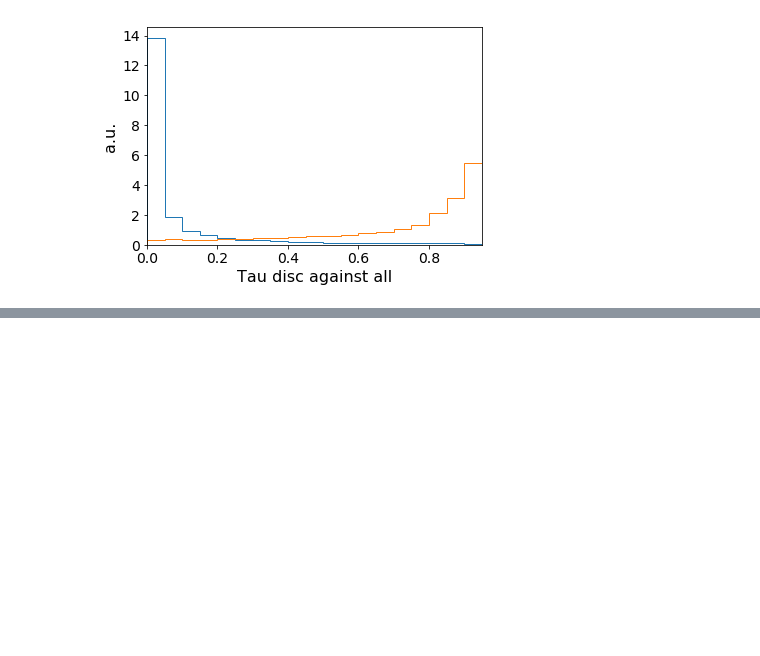
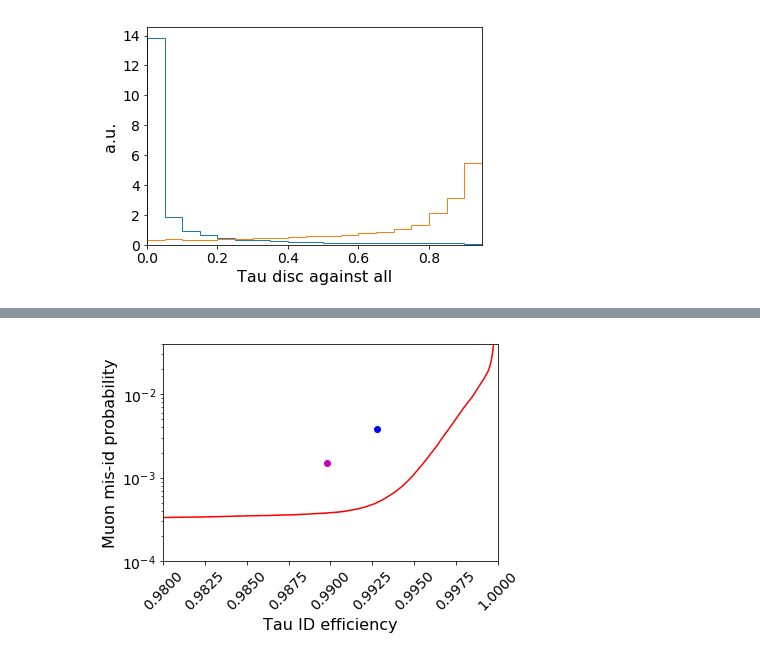
Before and after one commit to cms-tau-pog/TauMLTools, a Jupyter notebook: Analysis/notebooks/ProcessResults.ipynb, the cells around one changed output, grey strips where cells are left out. Saved outputs shown, nothing was run; the diff lists cells and outputs as text; code cells hidden in the pictures; blank space fills up the shorter version.

```diff
--- a/Analysis/notebooks/ProcessResults.ipynb
+++ b/Analysis/notebooks/ProcessResults.ipynb
@@ -291,0 +296,11 @@ plt.savefig('tau_vs_mu.pdf', bbox_inches='tight')
+# %%
+plt.semilogy(tpr_ref[1:2], fpr_ref[1:2], 'bo', tpr_ref_2[1:2], fpr_ref_2[1:2], 'mo', tpr, fpr, 'red')
+plt.ylim([1e-4, 0.04])
+plt.xlim([.98, 1])
+plt.xlabel('Tau ID efficiency', fontsize=16)
+plt.ylabel('Muon mis-id probability', fontsize=16)
+plt.xticks(fontsize=14, rotation=45)
+plt.yticks(fontsize=14)
+plt.savefig('tau_vs_mu_zoom.pdf', bbox_inches='tight')
+# %% [output]
+[figure, added]
```
Also changed, not shown: parts of 26 cells of this notebook, 1 other file.
